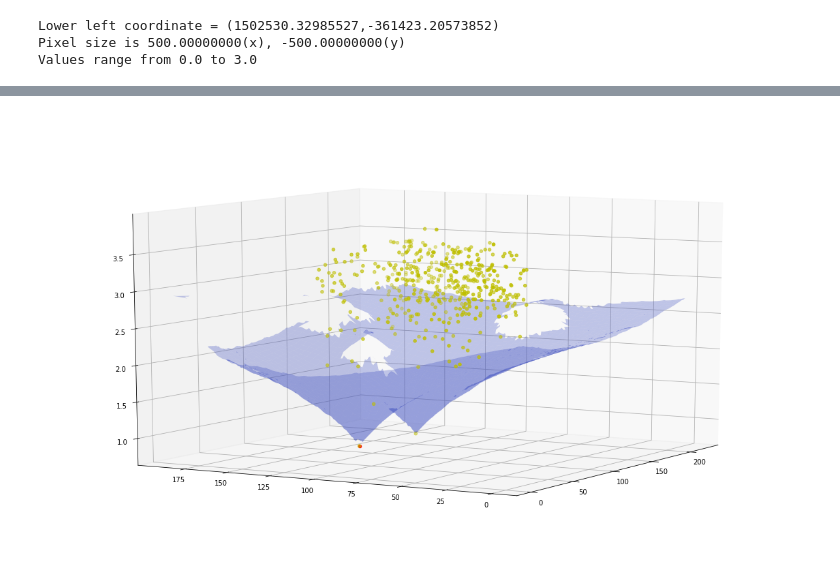
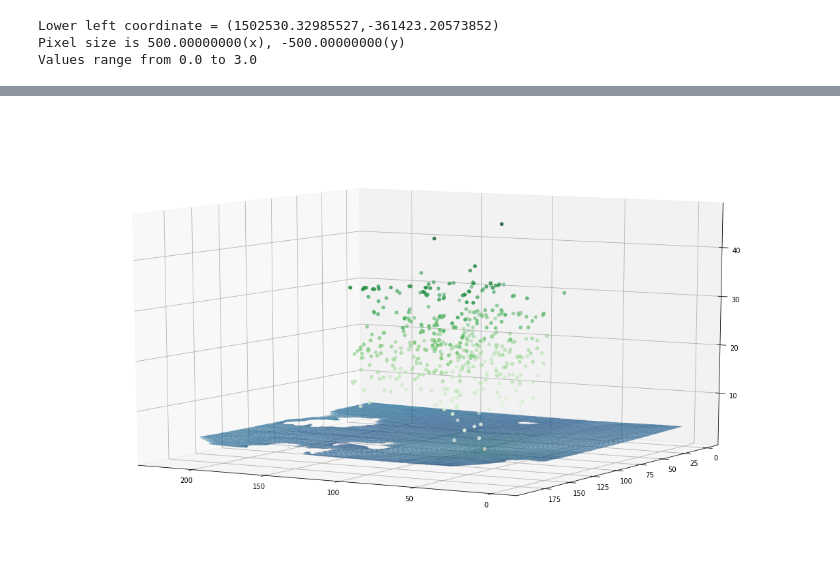
Before and after one commit to ENV859/BioGas_optimization, a Jupyter notebook: scripts/Create-Cost-Stack.ipynb, the cells around one changed output, grey strips where cells are left out. Saved outputs shown, nothing was run; the diff lists cells and outputs as text; code cells hidden in the pictures.

```diff
--- a/scripts/Create-Cost-Stack.ipynb
+++ b/scripts/Create-Cost-Stack.ipynb
@@ -158,6 +168,11 @@ plt.show()
 # %%
-arrMin.shape
+#Create a mesh grid from the row and column
 y = np.arange(0,arrMin.shape[0])
 x = np.arange(0,arrMin.shape[1])
 X,Y  = np.meshgrid(x,y)
-arrMin[arrCost == 10]=np.NaN
+
+#Create copies of the arrMin surface
+arrMinCopy = arrMin.copy()
+arrMinCopy[arrMin < 0]=np.NaN
+arrMinCopy[arrMin > 5]=np.NaN
+arrThreshold = np.full(arrMinCopy.shape,3)
@@ -167 +179,17 @@ X1m,Y1m = np.meshgrid(X1,Y1)
+# %%
+#3D plotting
+fig = plt.figure(figsize=(20,12))            #Create the figure canvas
+ax = fig.add_subplot(111, projection='3d')   #Add 3d plot...
+
+ax.contour3D(X,Y,arrMinCopy,100,alpha=0.2,cmap='ocean')
+ax.plot_surface(X,Y,arrMinCopy,linewidth=0,alpha=0.6)
+#ax.plot_surface(X,Y,arrThreshold,linewidth=0,alpha=0.3)
+#ax.scatter3D(X1m,Y1m,np.log(Z1),color='r')
+#ax.scatter3D(X1,Y1,Z1,color='y')
+ax.scatter3D(gdfBG_prj.iloc[:,-2],gdfBG_prj.iloc[:,-1],gdfBG_prj.iloc[:,3], c=gdfBG_prj.iloc[:,3],cmap='Greens');
+#ax.scatter3D(gdf.xOffset,dfBG.yOffset,dfBG['Estimated Methane Production Cost ($/MMBtu)'], cmap='ocean')
+ax.scatter3D(gdfBG_prj.iloc[0,-2],gdfBG_prj.iloc[0,-1],gdfBG_prj.iloc[0,3], color='k');
+ax.view_init(10,120);
+# %% [output]
+[figure, added]
 # %%
@@ -169,20 +197,4 @@ X2m,Y2m = np.meshgrid(dfBG.xOffset,dfBG.yOffset)
 Z2 = dfBG['Estimated Methane Production Cost ($/MMBtu)']
-# %%
-#3D plotting
-import matplotlib.pyplot as plt
-from matplotlib import cm
-from mpl_toolkits.mplot3d import Axes3D
-fig = plt.figure(figsize=(20,12))
-ax = fig.add_subplot(111, projection='3d')
-#ax.scatter3D(X,Y,arrFirst)
-#ax.contour3D(X,Y,arrMin,100)
-ax.plot_surface(X,Y,np.log(arrMin),cmap=cm.coolwarm,linewidth=0,alpha=0.3)
-ax.scatter3D(X1m,Y1m,np.log(Z1),color='r')
-ax.scatter3D(dfBG.xOffset,dfBG.yOffset,np.log(Z2),color='y')
-#ax.scatter3D(dfBG.xOffset,dfBG.yOffset,dfBG['Estimated Methane Production Cost ($/MMBtu)'], cmap='ocean')
-ax.view_init(10,210);
-# %% [output]
-[figure, removed]
 # %%
 #Stack all the arrays
 np.save('../data/DuplinStack500m.npy',arrStack)
```
Also changed, not shown: parts of 20 cells of this notebook.
